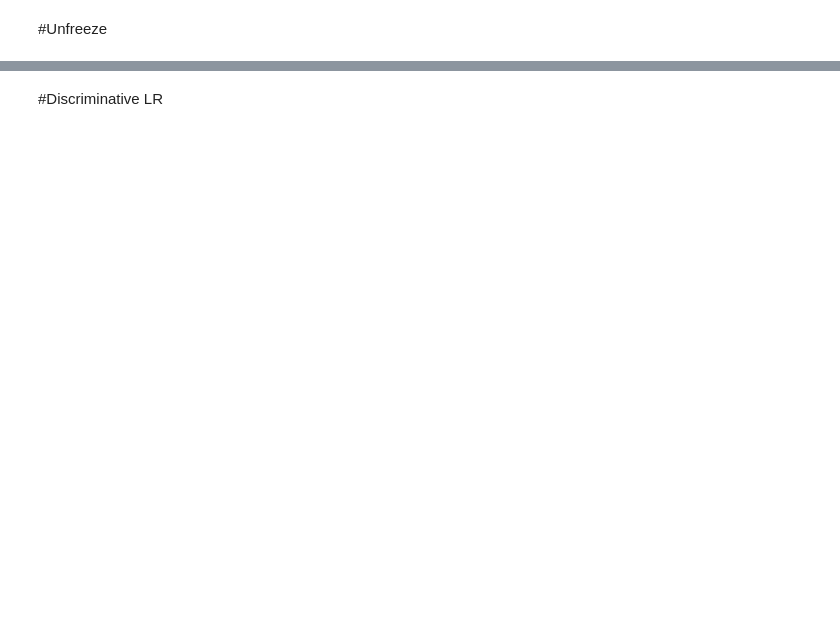
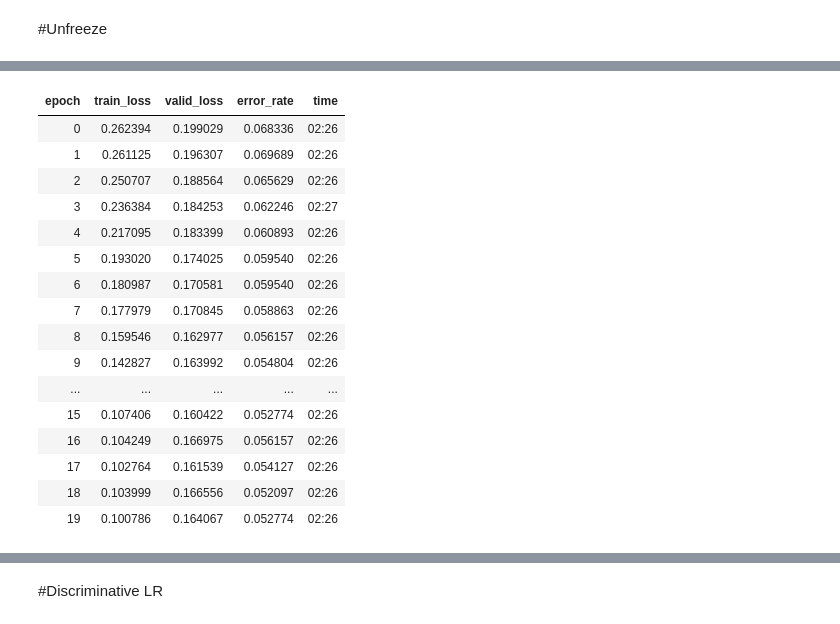
Before and after one commit to i-SanMartin/FastAI, a Jupyter notebook: 05_Pet_Breeds/Classifier.ipynb, the cells around one changed output, grey strips where cells are left out. Drawn from its saved outputs; the diff is of its cells as text; code cells hidden in the pictures; blank space fills up the shorter version.

```diff
--- a/05_Pet_Breeds/Classifier.ipynb
+++ b/05_Pet_Breeds/Classifier.ipynb
@@ -114,3 +141,21 @@ learn.lr_find()
 # %%
-learn.fit_one_cycle(11, lr_max=1e-5)
+learn.fit_one_cycle(20, lr_max=1e-5)
+# %% [output]
+| epoch | train_loss | valid_loss | error_rate | time |
+| 0 | 0.262394 | 0.199029 | 0.068336 | 02:26 |
+| 1 | 0.261125 | 0.196307 | 0.069689 | 02:26 |
+| 2 | 0.250707 | 0.188564 | 0.065629 | 02:26 |
+| 3 | 0.236384 | 0.184253 | 0.062246 | 02:27 |
+| 4 | 0.217095 | 0.183399 | 0.060893 | 02:26 |
+| 5 | 0.193020 | 0.174025 | 0.059540 | 02:26 |
+| 6 | 0.180987 | 0.170581 | 0.059540 | 02:26 |
+| 7 | 0.177979 | 0.170845 | 0.058863 | 02:26 |
+| 8 | 0.159546 | 0.162977 | 0.056157 | 02:26 |
+| 9 | 0.142827 | 0.163992 | 0.054804 | 02:26 |
+| ... | ... | ... | ... | ... |
+| 15 | 0.107406 | 0.160422 | 0.052774 | 02:26 |
+| 16 | 0.104249 | 0.166975 | 0.056157 | 02:26 |
+| 17 | 0.102764 | 0.161539 | 0.054127 | 02:26 |
+| 18 | 0.103999 | 0.166556 | 0.052097 | 02:26 |
+| 19 | 0.100786 | 0.164067 | 0.052774 | 02:26 |
 # %%
```
Also changed, not shown: parts of 11 cells of this notebook.
